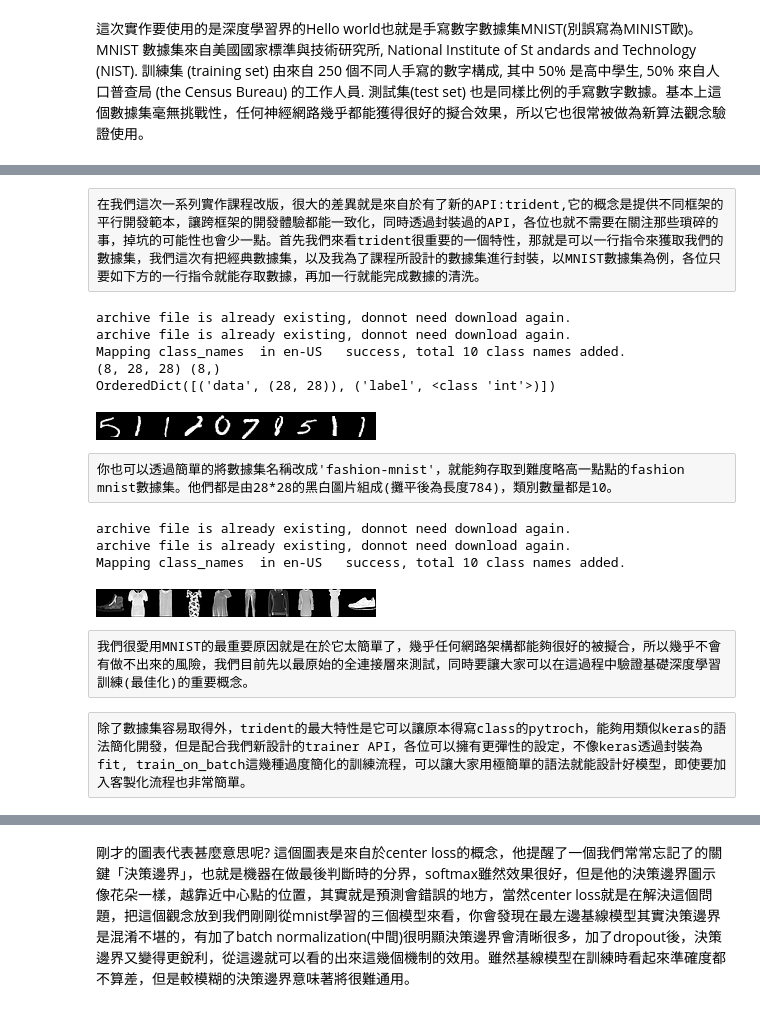
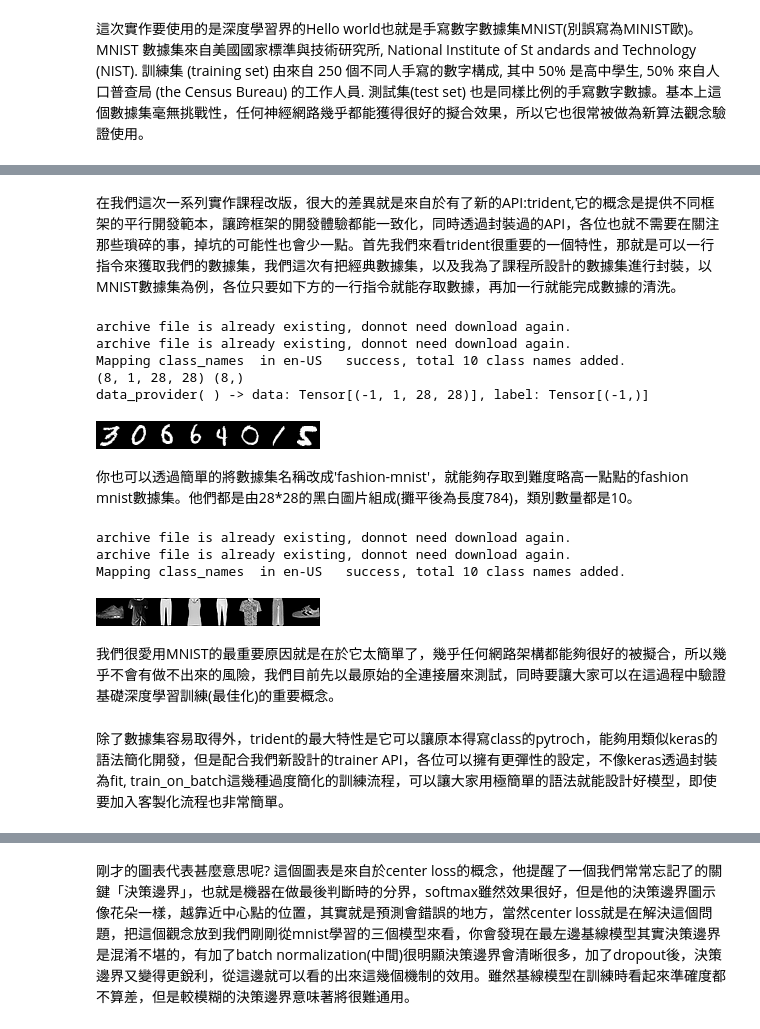
Before and after one commit to AllanYiin/DeepBelief_Course5_Examples, a Jupyter notebook: epoch001_另一種角度看mnist/HelloWorld_mnist_pytorch.ipynb, the cells around one changed output, grey strips where cells are left out. Saved outputs shown, nothing was run; the diff lists cells and outputs as text; code cells hidden in the pictures.

Commit message:
update to current trident api

```diff
--- a/epoch001_另一種角度看mnist/HelloWorld_mnist_pytorch.ipynb
+++ b/epoch001_另一種角度看mnist/HelloWorld_mnist_pytorch.ipynb
@@ -27,43 +29,42 @@ Pillow version:6.2.1.
-# %% [raw]
-在我們這次一系列實作課程改版，很大的差異就是來自於有了新的API:trident,它的概念是提供不同框架的平行開發範本，讓跨框架的開發體驗都能一致化，同時透過封裝過的API，各位也就不需要在關注那些瑣碎的事，掉坑的可能性也會少一點。首先我們來看trident很重要的一個特性，那就是可以一行指令來獲取我們的數據集，我們這次有把經典數據集，以及我為了課程所設計的數據集進行封裝，以MNIST數據集為例，各位只要如下方的一行指令就能存取數據，再加一行就能完成數據的清洗。
+# %% [markdown]
+在我們這次一系列實作課程改版，很大的差異就是來自於有了新的API:trident,它的概念是提供不同框架的平行開發範本，讓跨框架的開發體驗都能一致化，同時透過封裝過的API，各位也就不需要在關注那些瑣碎的事，掉坑的可能性也會少一點。首先我們來看trident很重要的一個特性，那就是可以一行指令來獲取我們的數據集，我們這次有把經典數據集，以及我為了課程所設計的數據集進行封裝，以MNIST數據集為例，各位只要如下方的一行指令就能存取數據，再加一行就能完成數據的清洗。
 # %%
 data_provider=T.load_mnist('mnist') #讀取mnist數據集
-data_provider.image_transform_funcs=[normalize(127.5,127.5)] #在圖像預處理流程中加入正規化
+#data_provider.image_transform_funcs=[normalize(127.5,127.5)] #在圖像預處理流程中加入正規化
 data,label=data_provider.next()
 print(data.shape,label.shape)
 print(data_provider.signature)
 
-img_list=[random.choice(data_provider.get_all_data(is_shuffle=True)).reshape((28,28)) for i in range(10)]#從全體圖像數據(get_all_data())抽10筆
+imgs,labels=data_provider.next()
 
-merged_img=array2image(np.concatenate(img_list,axis=1)) #沿著x軸(axis=1)疊合後，利用array2image轉成圖檔
+merged_img=array2image(np.concatenate(imgs,axis=2)) #沿著x軸(axis=2)疊合後，利用array2image轉成圖檔
 
 
 merged_img #顯示圖片
 # %% [output]
 archive file is already existing, donnot need download again.
 archive file is already existing, donnot need download again.
 Mapping class_names  in en-US   success, total 10 class names added.
-(8, 28, 28) (8,)
-OrderedDict([('data', (28, 28)), ('label', <class 'int'>)])
+(8, 1, 28, 28) (8,)
+data_provider( ) -> data: Tensor[(-1, 1, 28, 28)], label: Tensor[(-1,)]
-[figure, old version]
+[figure, new version]
-# %% [raw]
-你也可以透過簡單的將數據集名稱改成'fashion-mnist'，就能夠存取到難度略高一點點的fashion mnist數據集。他們都是由28*28的黑白圖片組成(攤平後為長度784)，類別數量都是10。
+# %% [markdown]
+你也可以透過簡單的將數據集名稱改成'fashion-mnist'，就能夠存取到難度略高一點點的fashion mnist數據集。他們都是由28*28的黑白圖片組成(攤平後為長度784)，類別數量都是10。
 # %%
-fdataset=T.load_mnist('fashion-mnist') #讀取fashion mnist數據集
-
-img_list2=[random.choice(fdataset.get_all_data(is_shuffle=True)).reshape((28,28)) for i in range(10)]#從全體圖像數據(get_all_data())抽10筆
-merged_img2=array2image(np.concatenate(img_list2,axis=1)) #沿著x軸(axis=1)疊合後，利用array2image轉成圖檔
+fdata_provider=T.load_mnist('fashion-mnist') #讀取fashion mnist數據集
+fimgs,flabels=fdata_provider.next()
+merged_img2=array2image(np.concatenate(fimgs,axis=2)) #沿著x軸(axis=1)疊合後，利用array2image轉成圖檔
 
 merged_img2 #顯示圖片
 # %% [output]
 archive file is already existing, donnot need download again.
 archive file is already existing, donnot need download again.
 Mapping class_names  in en-US   success, total 10 class names added.
-[figure, old version]
+[figure, new version]
-# %% [raw]
-我們很愛用MNIST的最重要原因就是在於它太簡單了，幾乎任何網路架構都能夠很好的被擬合，所以幾乎不會有做不出來的風險，我們目前先以最原始的全連接層來測試，同時要讓大家可以在這過程中驗證基礎深度學習訓練(最佳化)的重要概念。
-# %% [raw]
-除了數據集容易取得外，trident的最大特性是它可以讓原本得寫class的pytroch，能夠用類似keras的語法簡化開發，但是配合我們新設計的trainer API，各位可以擁有更彈性的設定，不像keras透過封裝為fit, train_on_batch這幾種過度簡化的訓練流程，可以讓大家用極簡單的語法就能設計好模型，即使要加入客製化流程也非常簡單。
+# %% [markdown]
+我們很愛用MNIST的最重要原因就是在於它太簡單了，幾乎任何網路架構都能夠很好的被擬合，所以幾乎不會有做不出來的風險，我們目前先以最原始的全連接層來測試，同時要讓大家可以在這過程中驗證基礎深度學習訓練(最佳化)的重要概念。
+# %% [markdown]
+除了數據集容易取得外，trident的最大特性是它可以讓原本得寫class的pytroch，能夠用類似keras的語法簡化開發，但是配合我們新設計的trainer API，各位可以擁有更彈性的設定，不像keras透過封裝為fit, train_on_batch這幾種過度簡化的訓練流程，可以讓大家用極簡單的語法就能設計好模型，即使要加入客製化流程也非常簡單。
 # %%
 net1=Sequential(
     Flatten(),
```
Also changed, not shown: parts of 21 cells of this notebook, 1 other file.
